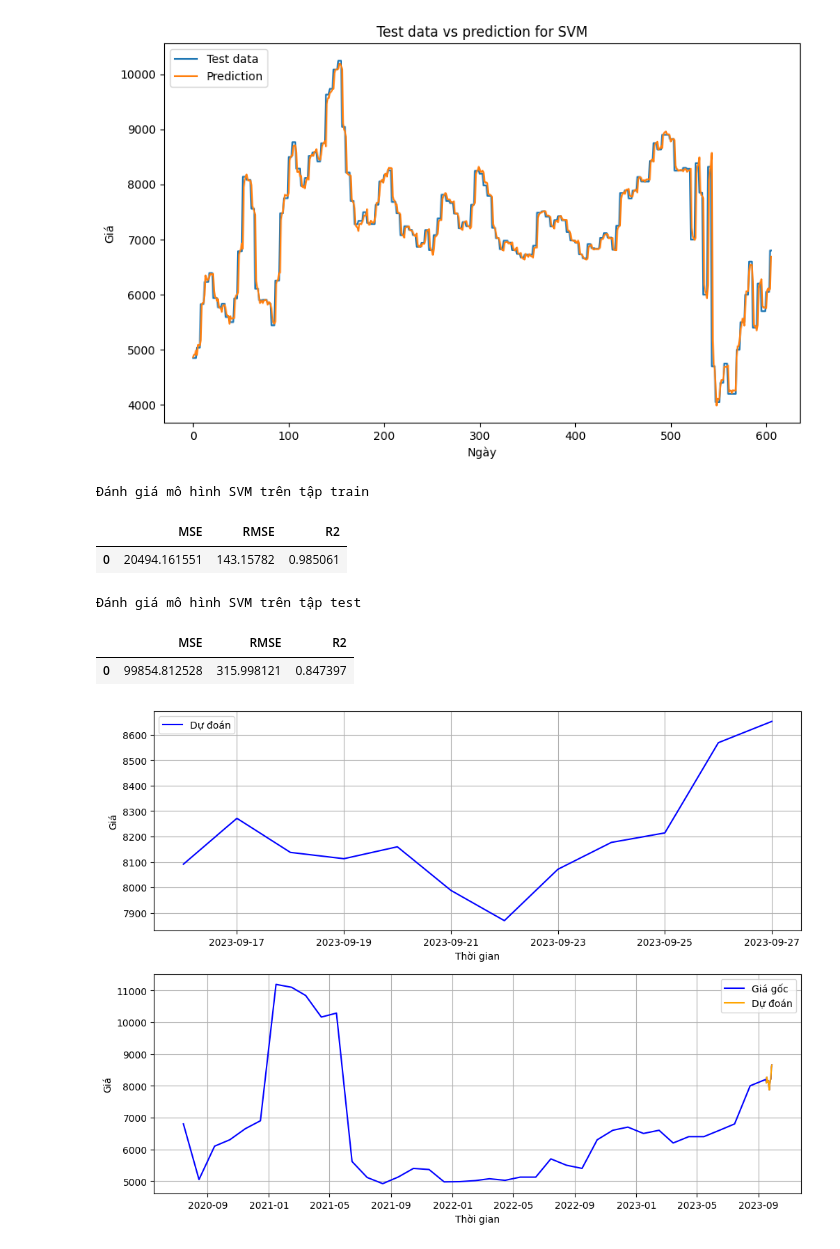
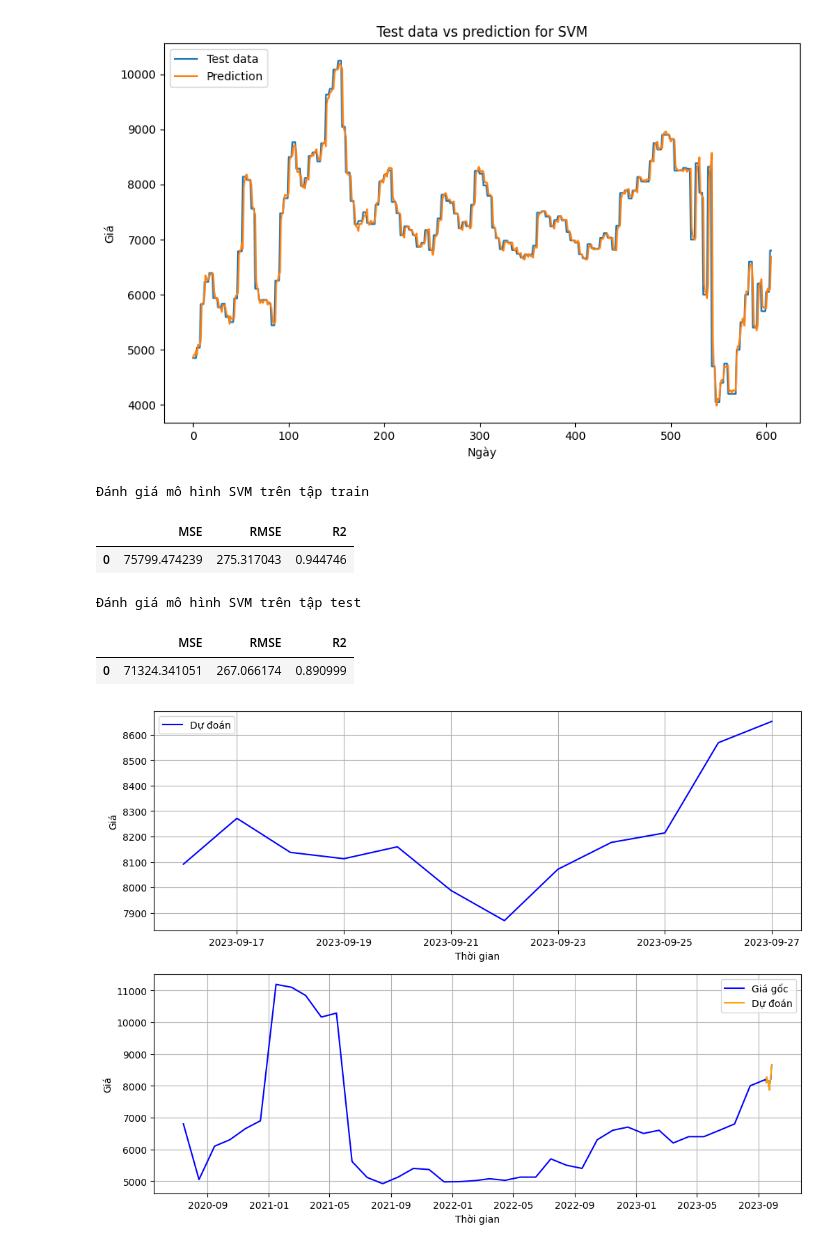
Before and after one commit to thuongh2/CommodityPredict, a Jupyter notebook: Rice-predict.ipynb, the cells around one changed output. Drawn from its saved outputs; the diff is of its cells as text; code cells hidden in the pictures.

```diff
--- a/Rice-predict.ipynb
+++ b/Rice-predict.ipynb
@@ -553,17 +553,17 @@ plot_future(predict_model_oil(model_svm, X_train), 'SVM', y_train)
 [figure]
 [figure]
 # %%
-evaluate_predict(model_xgb, X_train_svm, y_train_svm, 'SVM trên tập train').head()
+evaluate_predict(model_svm, X_train_svm, y_train_svm, 'SVM trên tập train').head()
 # %% [output]
 Đánh giá mô hình SVM trên tập train
 |  | MSE | RMSE | R2 |
-| 0 | 20494.161551 | 143.15782 | 0.985061 |
+| 0 | 75799.474239 | 275.317043 | 0.944746 |
 # %%
-evaluate_predict(model_xgb, X_test_svm, y_test_svm, 'SVM trên tập test').head()
+evaluate_predict(model_svm, X_test_svm, y_test_svm, 'SVM trên tập test').head()
 # %% [output]
 Đánh giá mô hình SVM trên tập test
 |  | MSE | RMSE | R2 |
-| 0 | 99854.812528 | 315.998121 | 0.847397 |
+| 0 | 71324.341051 | 267.066174 | 0.890999 |
 # %%
 plot_pred_data(model_svm, 12, 49)
 # %% [output]
```
Also changed, not shown: parts of 15 cells of this notebook.
